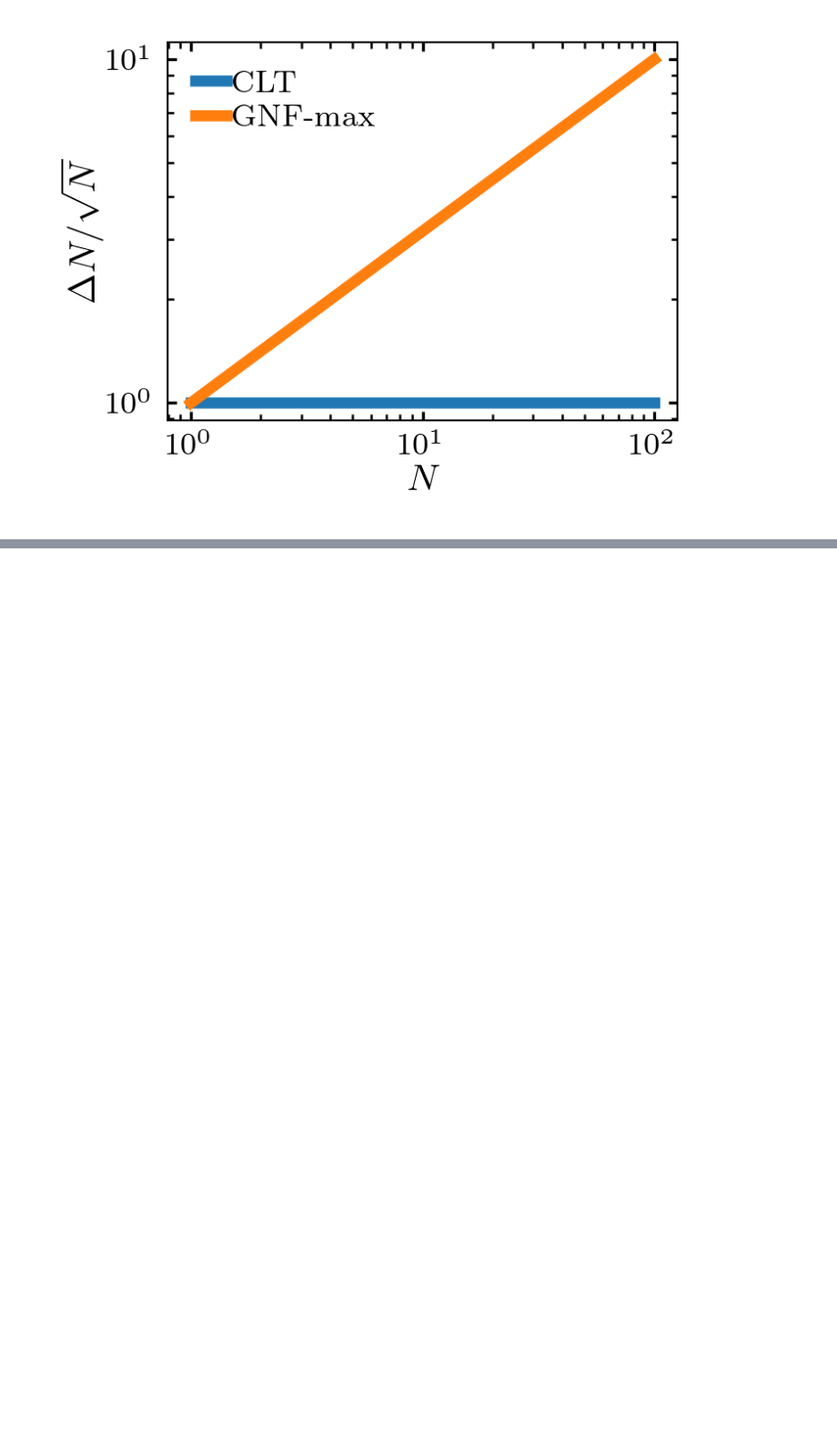
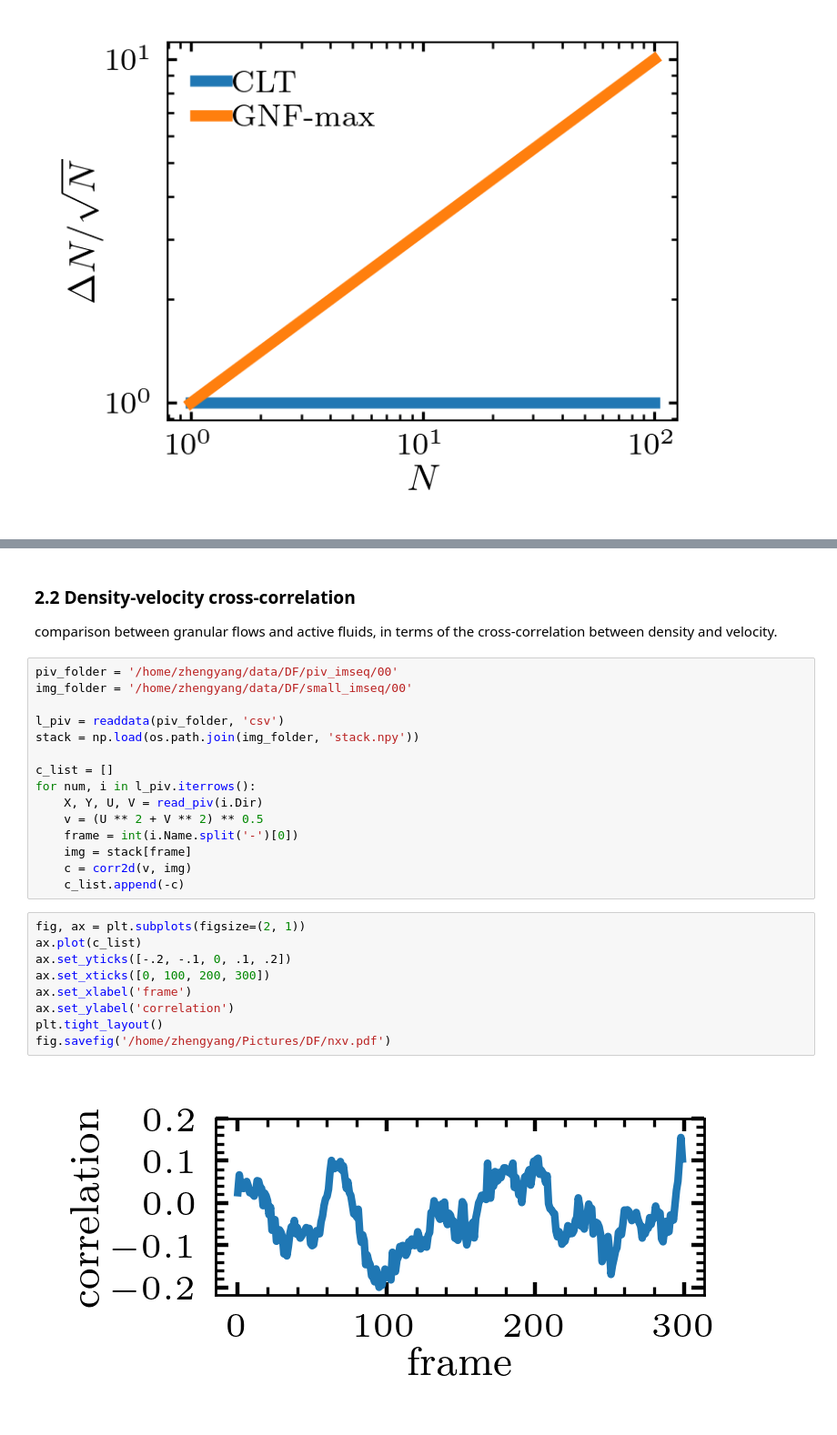
Before and after one commit to ZLoverty/Python, a Jupyter notebook: Correlation/src/Figures-casual.ipynb, the cells around one changed output, grey strips where cells are left out. Shown at 91% size. Drawn from its saved outputs; the diff is of its cells as text; blank space fills up the shorter version.

```diff
--- a/Correlation/src/Figures-casual.ipynb
+++ b/Correlation/src/Figures-casual.ipynb
@@ -54,0 +125,30 @@ fig.savefig(r'E:\Github\PhD-thesis\Figs\1-Intro\GNF\GNF-illustration.pdf')
+# %% [markdown]
+### 2.2 Density-velocity cross-correlation
+
+comparison between granular flows and active fluids, in terms of the cross-correlation between density and velocity.
+# %%
+piv_folder = '/home/zhengyang/data/DF/piv_imseq/00'
+img_folder = '/home/zhengyang/data/DF/small_imseq/00'
+
+l_piv = readdata(piv_folder, 'csv')
+stack = np.load(os.path.join(img_folder, 'stack.npy'))
+
+c_list = []
+for num, i in l_piv.iterrows():
+    X, Y, U, V = read_piv(i.Dir)
+    v = (U ** 2 + V ** 2) ** 0.5
+    frame = int(i.Name.split('-')[0])
+    img = stack[frame]
+    c = corr2d(v, img)
+    c_list.append(-c)
+# %%
+fig, ax = plt.subplots(figsize=(2, 1))
+ax.plot(c_list)
+ax.set_yticks([-.2, -.1, 0, .1, .2])
+ax.set_xticks([0, 100, 200, 300])
+ax.set_xlabel('frame')
+ax.set_ylabel('correlation')
+plt.tight_layout()
+fig.savefig('/home/zhengyang/Pictures/DF/nxv.pdf')
+# %% [output]
+[figure, added]
```
Also changed, not shown: parts of 7 cells of this notebook, 2 other files.
